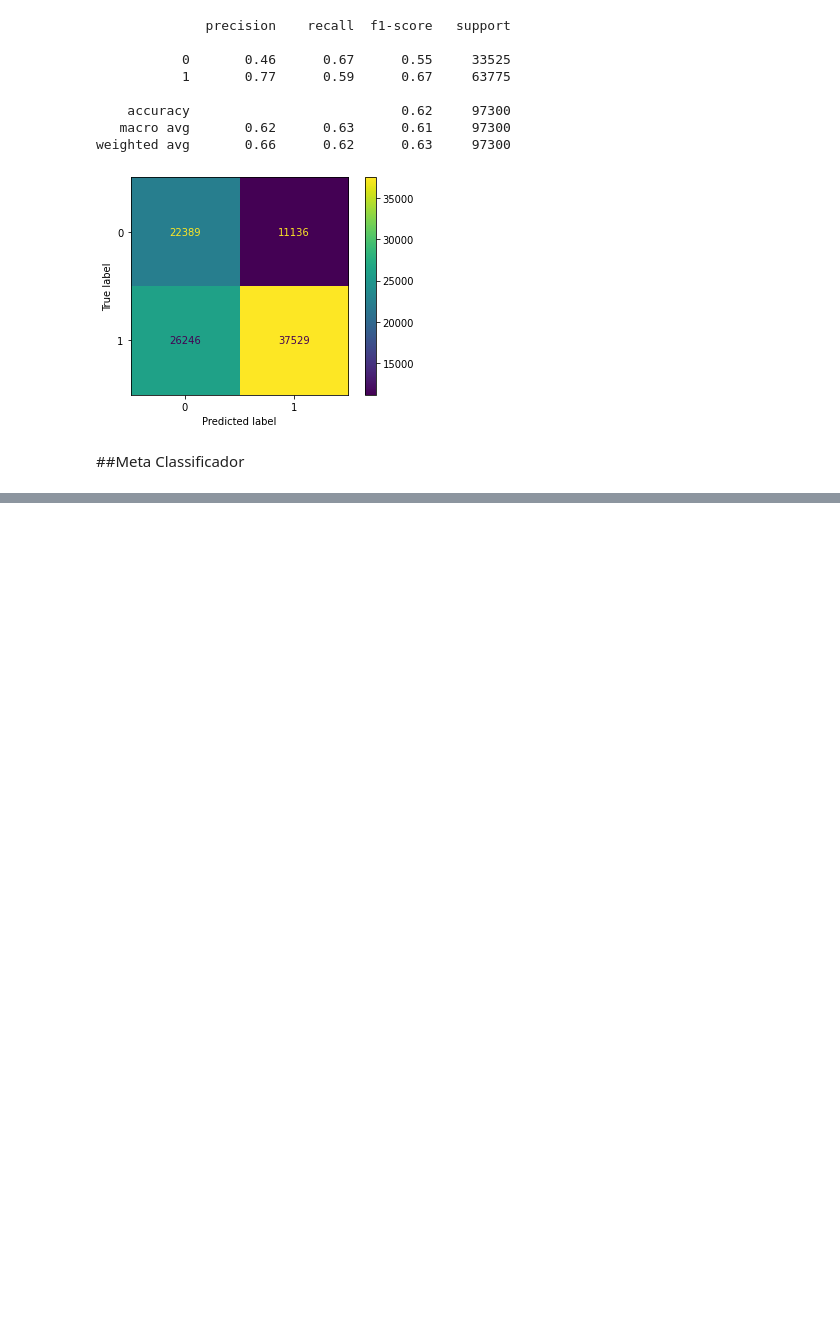
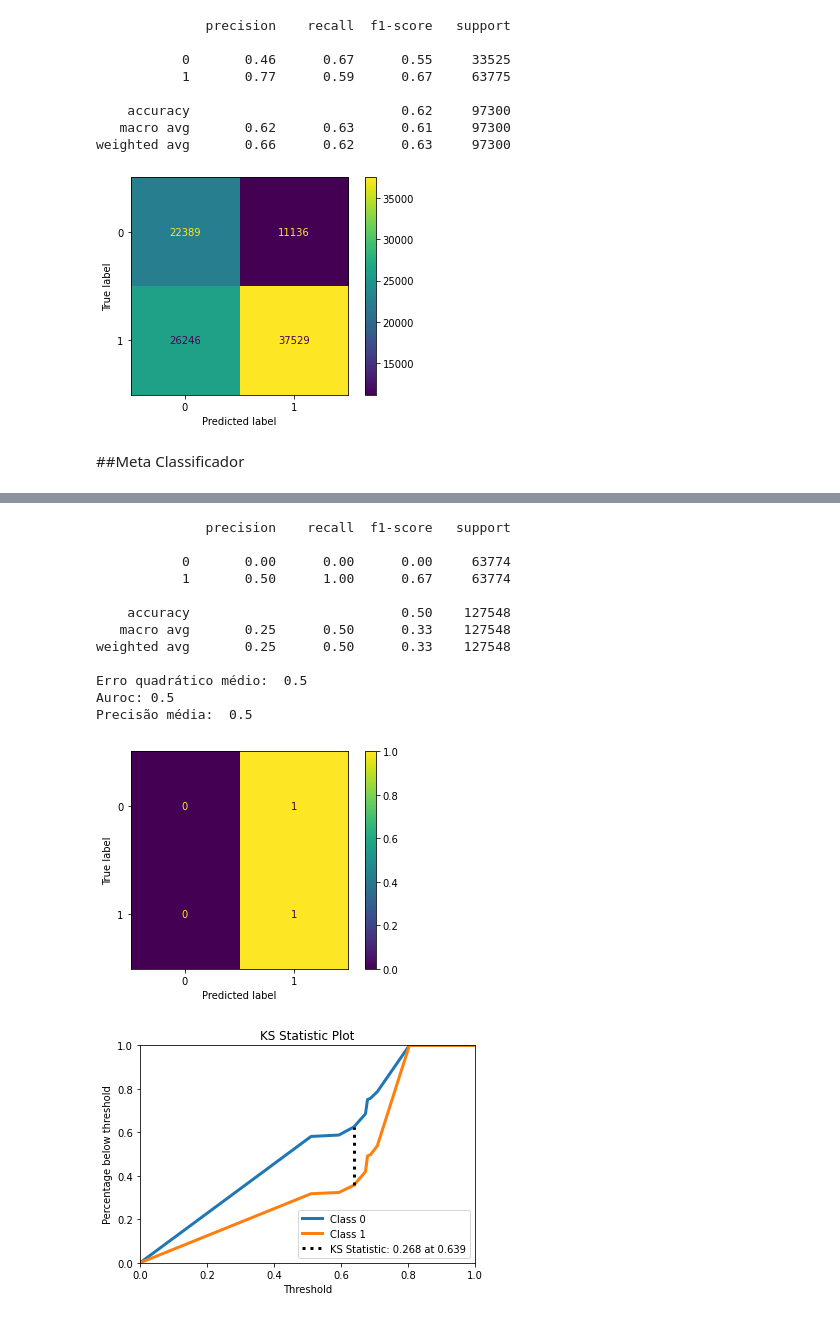
Before and after one commit to LucasThierry/Neural-Networks-21.1, a Jupyter notebook: Projeto.ipynb, the cells around one changed output, grey strips where cells are left out. Cells and saved outputs as stored; diff of their text form; code cells hidden in the pictures; blank space fills up the shorter version.

Commit message:
Criação do meta classificador

```diff
--- a/Projeto.ipynb
+++ b/Projeto.ipynb
@@ -1374,0 +1414,6 @@ ConfusionMatrixDisplay.from_predictions(y_test['IND_BOM_1_1'], y_pred);
+# %%
+#SVM
+svm_clf = SGDClassifier(max_iter=10000)
+svm_clf.fit(x_train,y_train['IND_BOM_1_1'])
+y_pred = svm_clf.predict(x_test)
+y_pred_svm_test = pred_name_columns(y_pred)
@@ -1374,0 +1434,2 @@ ConfusionMatrixDisplay.from_predictions(y_test['IND_BOM_1_1'], y_pred);
+# %%
+meta_dataset = pd.concat([y_pred_rf_test.rename(columns={'IND_BOM_1_1': 'rf'}), y_pred_mlp_test.rename(columns={'IND_BOM_1_1': 'mlp'}), y_pred_svm_test.rename(columns={'IND_BOM_1_1': 'svm'})], axis=1)
@@ -1374,0 +1468,45 @@ ConfusionMatrixDisplay.from_predictions(y_test['IND_BOM_1_1'], y_pred);
+# %%
+#Para testar o meta classificador:
+rf_pred_class_valid = rf_classifier.predict(x_validate.to_numpy())
+y_pred_rf_valid = pred_name_columns(rf_pred_class_valid)
+
+mlp_pred_class_valid = mlp_opt.predict(x_validate.to_numpy())
+y_pred_mlp_valid = pred_name_columns(mlp_pred_class_valid)
+
+y_pred_svm = svm_clf.predict(x_validate)
+y_pred_svm_valid = pred_name_columns(y_pred_svm)
+
+meta_dataset_valid = pd.concat([y_pred_rf_valid.rename(columns={'IND_BOM_1_1': 'rf'}), y_pred_mlp_valid.rename(columns={'IND_BOM_1_1': 'mlp'}), y_pred_svm_valid.rename(columns={'IND_BOM_1_1': 'svm'})], axis=1)
+# %%
+#Meta Classificador GB
+gradient_boost = GradientBoostingClassifier(n_estimators = 28,
+                                            max_depth = 62,
+                                            min_samples_leaf = 7,
+                                            learning_rate = 0.49109966110029046,
+                                            loss = 'deviance',
+                                            subsample = 0.6811509590280894).fit(meta_dataset.to_numpy(), y_test2.to_numpy().ravel())
+# %%
+#Testando o meta classificador
+gb_pred_class_validate = gradient_boost.predict(meta_dataset_valid.to_numpy())
+y_pred_gb_valid = pred_name_columns(gb_pred_class_validate)
+my_metrics(y_validate2,y_pred_gb_valid)
+
+
+gb_prb_valid = gradient_boost.predict_proba(meta_dataset_valid)
+skplt.metrics.plot_ks_statistic(y_validate2.to_numpy().ravel(), gb_prb_valid)
+plt.show()
+# %% [output]
+              precision    recall  f1-score   support
+
+           0       0.00      0.00      0.00     63774
+           1       0.50      1.00      0.67     63774
+
+    accuracy                           0.50    127548
+   macro avg       0.25      0.50      0.33    127548
+weighted avg       0.25      0.50      0.33    127548
+
+Erro quadrático médio:  0.5
+Auroc: 0.5
+Precisão média:  0.5
+[figure, added]
+[figure, added]
```
Also changed, not shown: parts of 11 cells of this notebook.
